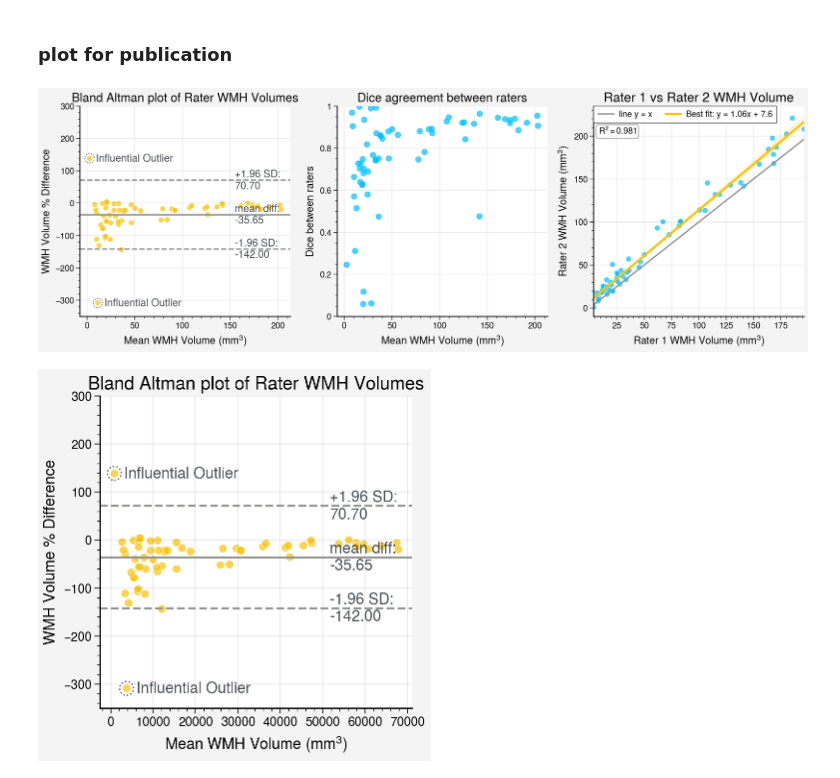
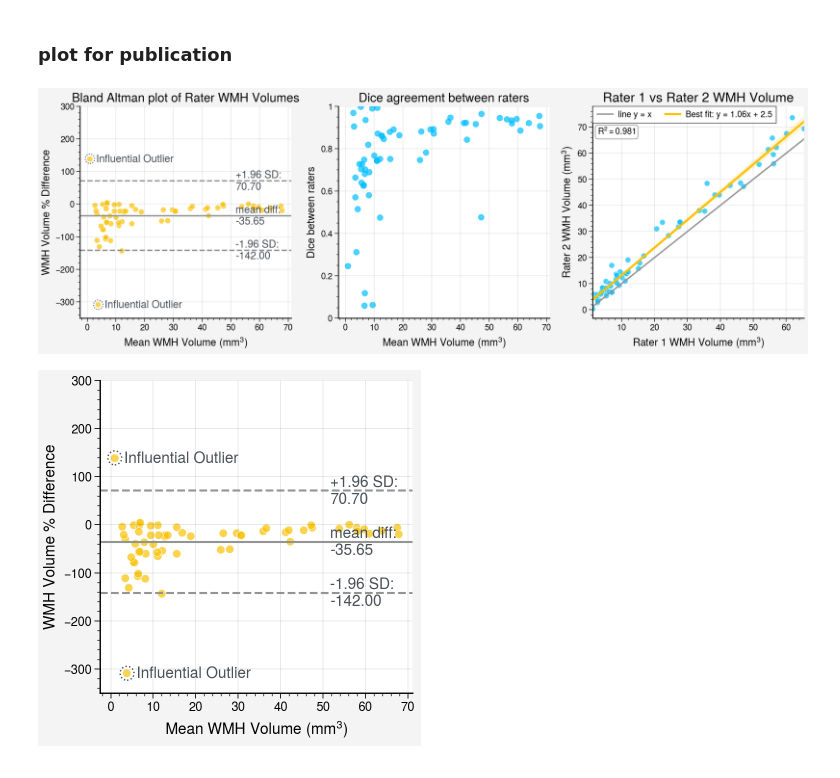
Before and after one commit to BenjaminPhi5/WMH_UQ_assessment, a Jupyter notebook: trustworthai/journal_run/interrater_experiments/Plotting MSS3 data stats from Maria's spreadsheet.ipynb, the cells around one changed output. Saved outputs shown, nothing was run; the diff lists cells and outputs as text; code cells hidden in the pictures.

Commit message:
fixed the volume of the bland altman plots

```diff
--- a/trustworthai/journal_run/interrater_experiments/Plotting MSS3 data stats from Maria's spreadsheet.ipynb
+++ b/trustworthai/journal_run/interrater_experiments/Plotting MSS3 data stats from Maria's spreadsheet.ipynb
@@ -384,7 +384,7 @@ def dice_agreement_plot(ax, x, y, fontsize):
     # scatter = ax.scatter(xps, yps, facecolors='none', edgecolors='orange', linewidth=1, s=100, linestyle=':', label='Low Dice Outlier')
     # ax.legend()
 # %%
-def bland_altman_plot(ax, x, y, fontsize):
+def bland_altman_plot(ax, x, y, fontsize, title=True):
     mean = (x + y) / 2
     diff = (x - y)
     percent_diff = 100 * diff / np.minimum(x, y)
@@ -417,7 +417,8 @@ def bland_altman_plot(ax, x, y, fontsize):
             scatter = ax.scatter(m+0.1, pd-0.1, facecolors='none', edgecolors=ax_text_colour, linewidth=1, s=100, linestyle=':')
             ax.text(m + max(x) * 0.035, pd - 2, 'Influential Outlier', verticalalignment='center', horizontalalignment='left', fontsize=fontsize, c=ax_text_colour)
 
-    ax.set_title("Bland Altman plot of Rater WMH Volumes", fontsize=fontsize+2)
+    if title:
+        ax.set_title("Bland Altman plot of Rater WMH Volumes", fontsize=fontsize+2)
     ax.set_ylabel("WMH Volume % Difference", fontsize=fontsize)
     ax.set_xlabel(r"Mean WMH Volume ($mm^3$)", fontsize=fontsize)
 # %%
@@ -426,19 +427,20 @@ fig = pplt.figure(refwidth="25em", span=False, share=False)
 axs = fig.subplots(nrows=1, ncols=3)
 
 fontsize=11
+scale = 0.001
 
-x = df["WMH1_mm3"] * 0.003
-y = df["WMH2_mm3"] * 0.003
+x = df["WMH1_mm3"] * scale
+y = df["WMH2_mm3"] * scale
 bland_altman_plot(axs[0], x, y, fontsize)
 axs[0].set_ylim((-350, 300))
 
 y = df["DSC"]
-x = (df["WMH1_mm3"] * 0.003 + df["WMH2_mm3"] * 0.003) / 2
+x = (df["WMH1_mm3"] * scale + df["WMH2_mm3"] * scale) / 2
 dice_agreement_plot(axs[1], x, y, fontsize)
 axs[1].set_ylim((0, 1))
 
-x = df["WMH1_mm3"].values * 0.003
-y = df["WMH2_mm3"].values * 0.003
+x = df["WMH1_mm3"].values * scale
+y = df["WMH2_mm3"].values * scale
 rater_volume_comparison(axs[2], x, y, fontsize)
 
 for ax in axs:
@@ -449,26 +451,26 @@ for ax in axs:
     plt.minorticks_on()
     ax.tick_params(axis='both', labelsize=fontsize-2)
 # %% [output]
-[figure, old version]
+[figure, new version]
 # %%
 fig = pplt.figure(refwidth="25em", span=False, share=False)
 axs = fig.subplots(nrows=1, ncols=1)
 
 fontsize=11
 
-x = df["WMH1_mm3"]
-y = df["WMH2_mm3"]
-bland_altman_plot(axs[0], x, y, fontsize)
+x = df["WMH1_mm3"] * scale
+y = df["WMH2_mm3"] * scale
+bland_altman_plot(axs[0], x, y, fontsize, title=False)
 axs[0].set_ylim((-350, 300))
 
 for ax in axs:
     ax.spines['top'].set_visible(False)
     ax.spines['right'].set_visible(False)
     ax.spines['left'].set_linewidth(1.)
     ax.spines['bottom'].set_linewidth(1.)
     plt.minorticks_on()
     ax.tick_params(axis='both', labelsize=fontsize-2)
 
 fig.save("bland altman MSS3.pdf")
 # %% [output]
-[figure, old version]
+[figure, new version]
```
Also changed, not shown: 5 other files.
